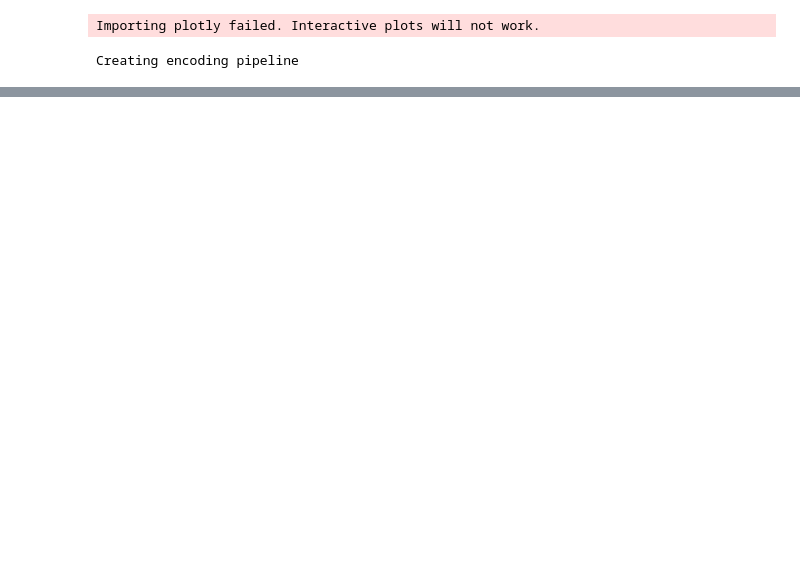
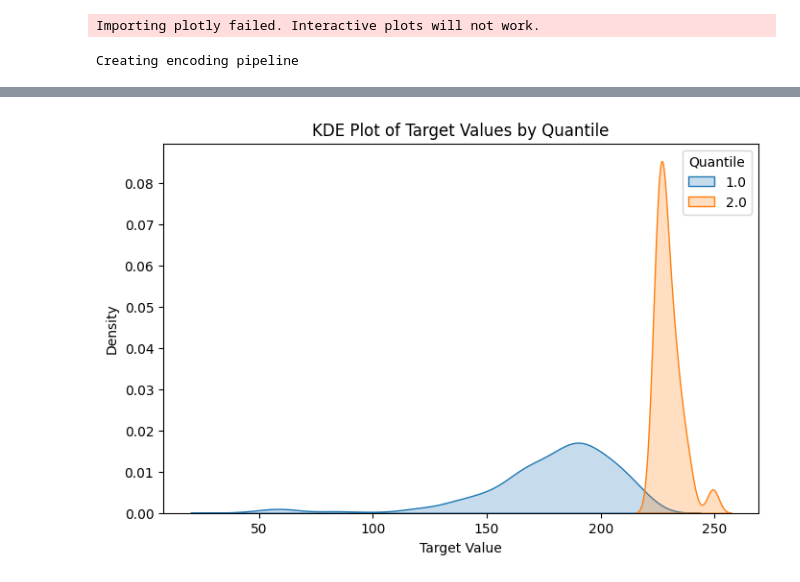
Before and after one commit to NicolasCaronPro/forecasting_models, a Jupyter notebook: cluster/test_dataset_cat.ipynb, the cells around one changed output, grey strips where cells are left out. Saved outputs shown, nothing was run; the diff lists cells and outputs as text; code cells hidden in the pictures; blank space fills up the shorter version.

```diff
--- a/cluster/test_dataset_cat.ipynb
+++ b/cluster/test_dataset_cat.ipynb
@@ -159,0 +238,10 @@ AssertionError: location must be provided in config
+# %%
+plt.figure(figsize=(8, 5))
+for quantile in df[category_col].unique():
+    sns.kdeplot(df[df[category_col] == quantile][target_col], label=f'{quantile}', fill=True)
+plt.xlabel('Target Value')
+plt.title('KDE Plot of Target Values by Quantile')
+plt.legend(title='Quantile')
+plt.show()
+# %% [output]
+[figure, added]
```
Also changed, not shown: parts of 13 cells of this notebook, 27 other files.
